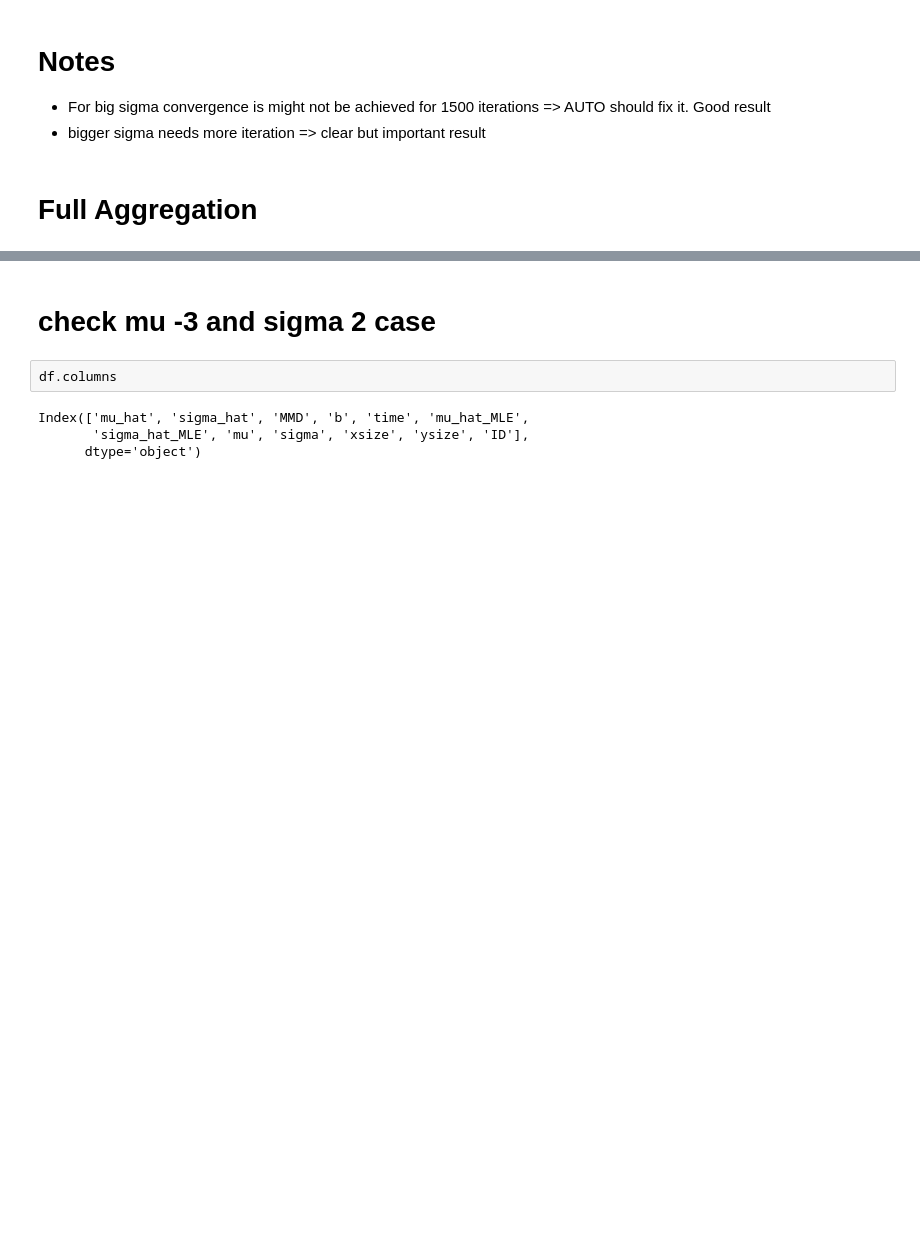
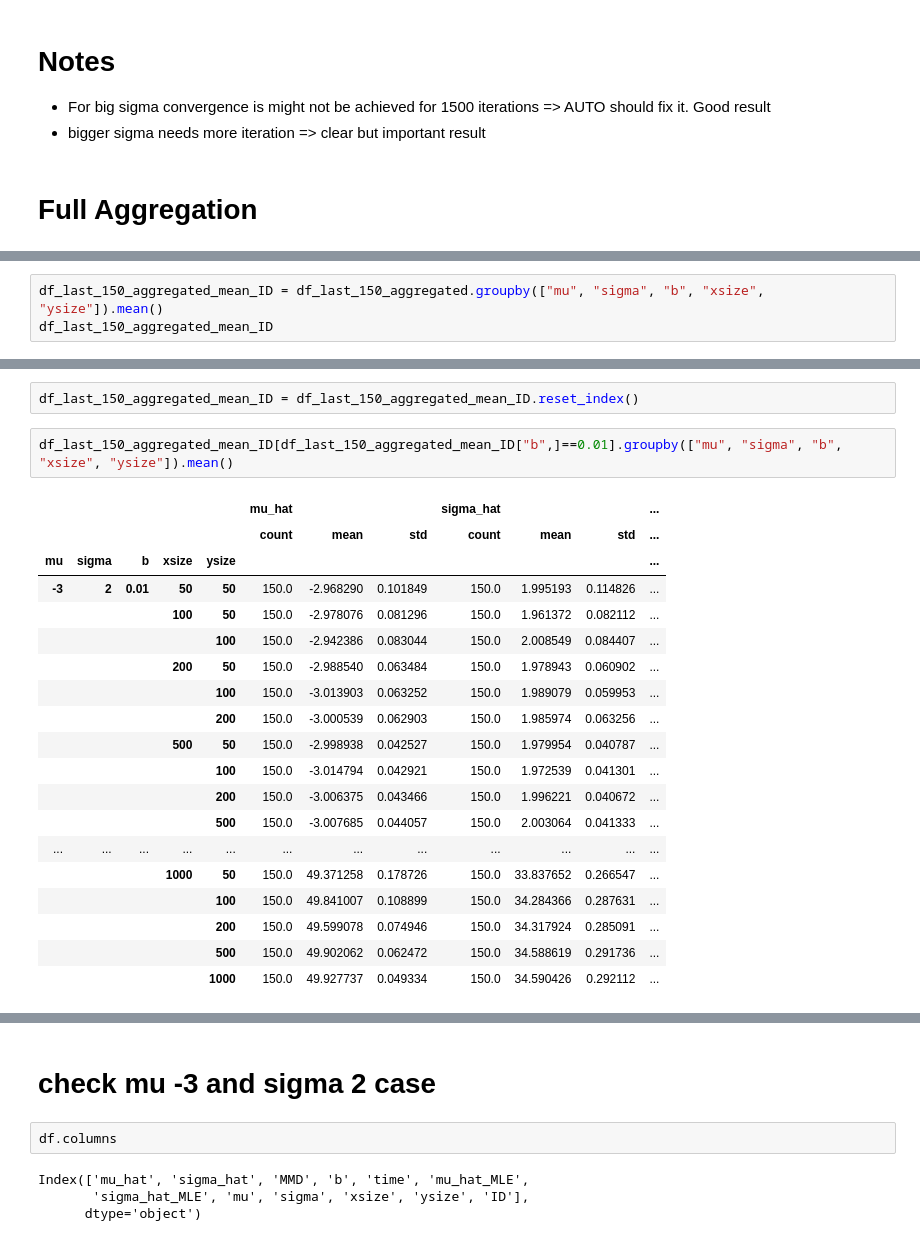
Before and after one commit to GiantDwarf42/master_thesis2, a Jupyter notebook: Gaussian_Data_Analysis.ipynb, the cells around one changed output, grey strips where cells are left out. Saved outputs shown, nothing was run; the diff lists cells and outputs as text; blank space fills up the shorter version.

```diff
--- a/Gaussian_Data_Analysis.ipynb
+++ b/Gaussian_Data_Analysis.ipynb
@@ -103,0 +86,3 @@ dtype: float64
+# %%
+df_last_150_aggregated_mean_ID = df_last_150_aggregated.groupby(["mu", "sigma", "b", "xsize", "ysize"]).mean()
+df_last_150_aggregated_mean_ID
@@ -103,0 +105,24 @@ dtype: float64
+# %%
+df_last_150_aggregated_mean_ID = df_last_150_aggregated_mean_ID.reset_index()
+# %%
+df_last_150_aggregated_mean_ID[df_last_150_aggregated_mean_ID["b",]==0.01].groupby(["mu", "sigma", "b", "xsize", "ysize"]).mean()
+# %% [output]
+|  |  |  |  |  | mu_hat |  |  | sigma_hat |  |  | ... |
+|  |  |  |  |  | count | mean | std | count | mean | std | ... |
+| mu | sigma | b | xsize | ysize |  |  |  |  |  |  | ... |
+| -3 | 2 | 0.01 | 50 | 50 | 150.0 | -2.968290 | 0.101849 | 150.0 | 1.995193 | 0.114826 | ... |
+|  |  |  | 100 | 50 | 150.0 | -2.978076 | 0.081296 | 150.0 | 1.961372 | 0.082112 | ... |
+|  |  |  |  | 100 | 150.0 | -2.942386 | 0.083044 | 150.0 | 2.008549 | 0.084407 | ... |
+|  |  |  | 200 | 50 | 150.0 | -2.988540 | 0.063484 | 150.0 | 1.978943 | 0.060902 | ... |
+|  |  |  |  | 100 | 150.0 | -3.013903 | 0.063252 | 150.0 | 1.989079 | 0.059953 | ... |
+|  |  |  |  | 200 | 150.0 | -3.000539 | 0.062903 | 150.0 | 1.985974 | 0.063256 | ... |
+|  |  |  | 500 | 50 | 150.0 | -2.998938 | 0.042527 | 150.0 | 1.979954 | 0.040787 | ... |
+|  |  |  |  | 100 | 150.0 | -3.014794 | 0.042921 | 150.0 | 1.972539 | 0.041301 | ... |
+|  |  |  |  | 200 | 150.0 | -3.006375 | 0.043466 | 150.0 | 1.996221 | 0.040672 | ... |
+|  |  |  |  | 500 | 150.0 | -3.007685 | 0.044057 | 150.0 | 2.003064 | 0.041333 | ... |
+| ... | ... | ... | ... | ... | ... | ... | ... | ... | ... | ... | ... |
+|  |  |  | 1000 | 50 | 150.0 | 49.371258 | 0.178726 | 150.0 | 33.837652 | 0.266547 | ... |
+|  |  |  |  | 100 | 150.0 | 49.841007 | 0.108899 | 150.0 | 34.284366 | 0.287631 | ... |
+|  |  |  |  | 200 | 150.0 | 49.599078 | 0.074946 | 150.0 | 34.317924 | 0.285091 | ... |
+|  |  |  |  | 500 | 150.0 | 49.902062 | 0.062472 | 150.0 | 34.588619 | 0.291736 | ... |
+|  |  |  |  | 1000 | 150.0 | 49.927737 | 0.049334 | 150.0 | 34.590426 | 0.292112 | ... |
```
Also changed, not shown: parts of 11 cells of this notebook, 1 other file.
